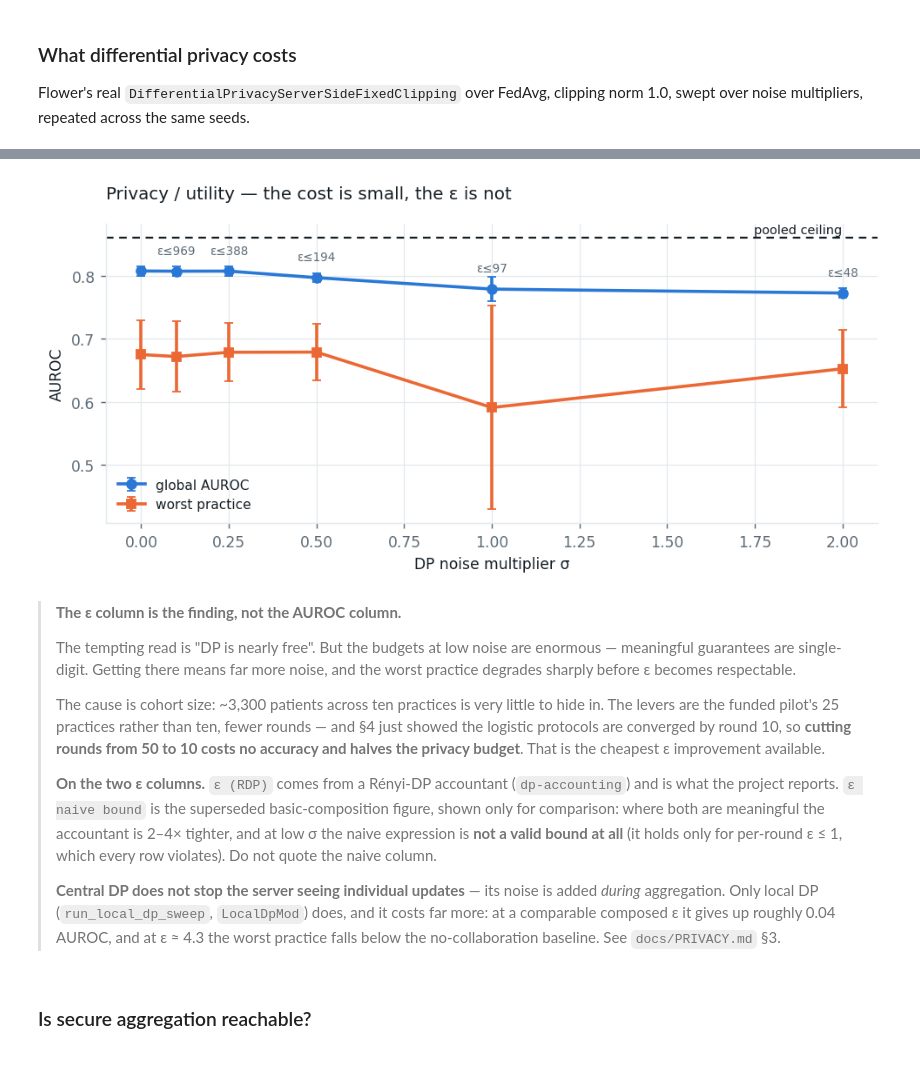
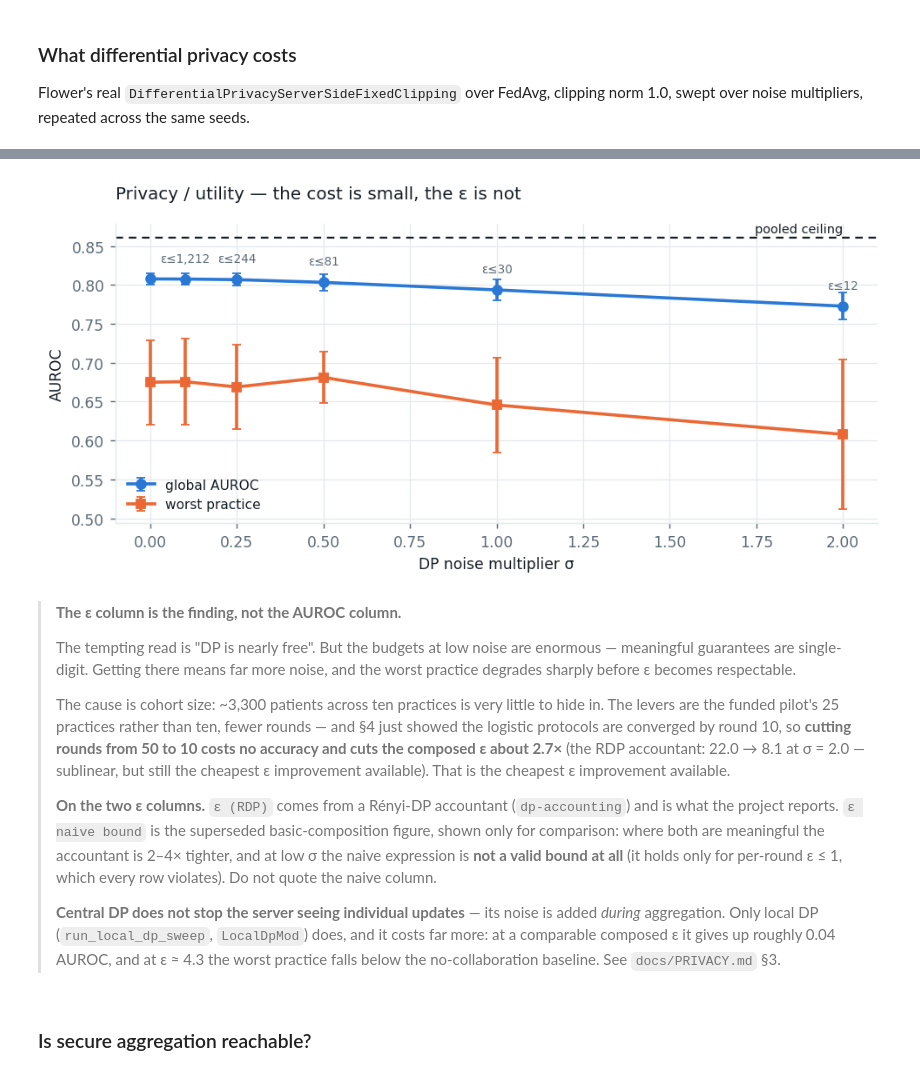
Before and after one commit to andytai7/FL-CKD-Flower, a Jupyter notebook: notebooks/01_explore_and_baselines.ipynb, the cells around one changed output, grey strips where cells are left out. Saved outputs shown, nothing was run; the diff lists cells and outputs as text; code cells hidden in the pictures.

```diff
--- a/notebooks/01_explore_and_baselines.ipynb
+++ b/notebooks/01_explore_and_baselines.ipynb
@@ -428,24 +442,24 @@ dp_df.set_index('noise σ')[['AUROC','±','Worst practice','ε (RDP)','ε naive
 # %%
 fig, ax = plt.subplots(figsize=(7.6, 3.7))
 sig = dp_df['noise σ'].values
 ax.errorbar(sig, dp_df['AUROC'], yerr=dp_df['±'], color=COLOR['fedmosaic'],
             lw=2, marker='o', ms=6, capsize=3, label='global AUROC')
 ax.errorbar(sig, dp_df['Worst practice'], yerr=dp_df['±w'], color=COLOR['fedprox'],
             lw=2, marker='s', ms=6, capsize=3, label='worst practice')
 ax.axhline(CEIL_AUC, color=CEIL, lw=1.2, ls=(0,(4,3)))
 ax.text(sig.max(), CEIL_AUC+.006, 'pooled ceiling', ha='right', fontsize=8, color=CEIL)
 
-for x, y, e in zip(sig, dp_df['AUROC'], dp_df['ε upper bound']):
+for x, y, e in zip(sig, dp_df['AUROC'], dp_df['ε (RDP)']):
     if not pd.isna(e):
         ax.annotate(f'ε≤{e:,.0f}', (x, y), textcoords='offset points', xytext=(0,11),
                     ha='center', fontsize=7.5, color=MUTED)
 
 ax.set_xlabel('DP noise multiplier σ'); ax.set_ylabel('AUROC')
 ax.set_title('Privacy / utility — the cost is small, the ε is not', loc='left', pad=16)
 ax.legend(fontsize=8.5, loc='lower left')
 plt.tight_layout(); plt.show()
 # %% [output]
-[figure, old version]
+[figure, new version]
 # %% [markdown]
 > **The ε column is the finding, not the AUROC column.**
 >
@@ -456,7 +470,8 @@ plt.tight_layout(); plt.show()
 > The cause is cohort size: ~3,300 patients across ten practices is very little to hide in. The
 > levers are the funded pilot's 25 practices rather than ten, fewer rounds — and §4 just showed the
 > logistic protocols are converged by round 10, so **cutting rounds from 50 to 10 costs no accuracy
-> and halves the privacy budget**. That is the cheapest ε improvement available.
+> and cuts the composed ε about 2.7×** (the RDP accountant: 22.0 → 8.1 at σ = 2.0 — sublinear,
+> but still the cheapest ε improvement available). That is the cheapest ε improvement available.
 >
 > **On the two ε columns.** `ε (RDP)` comes from a Rényi-DP accountant (`dp-accounting`) and is
 > what the project reports. `ε naive bound` is the superseded basic-composition figure, shown only
```
Also changed, not shown: parts of 6 cells of this notebook, 40 other files.
